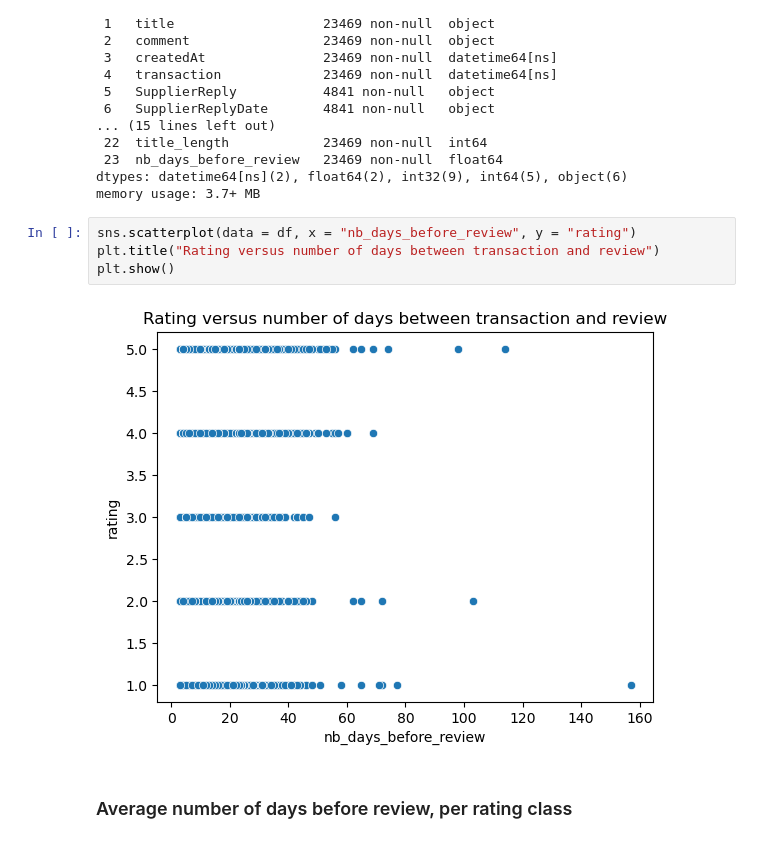
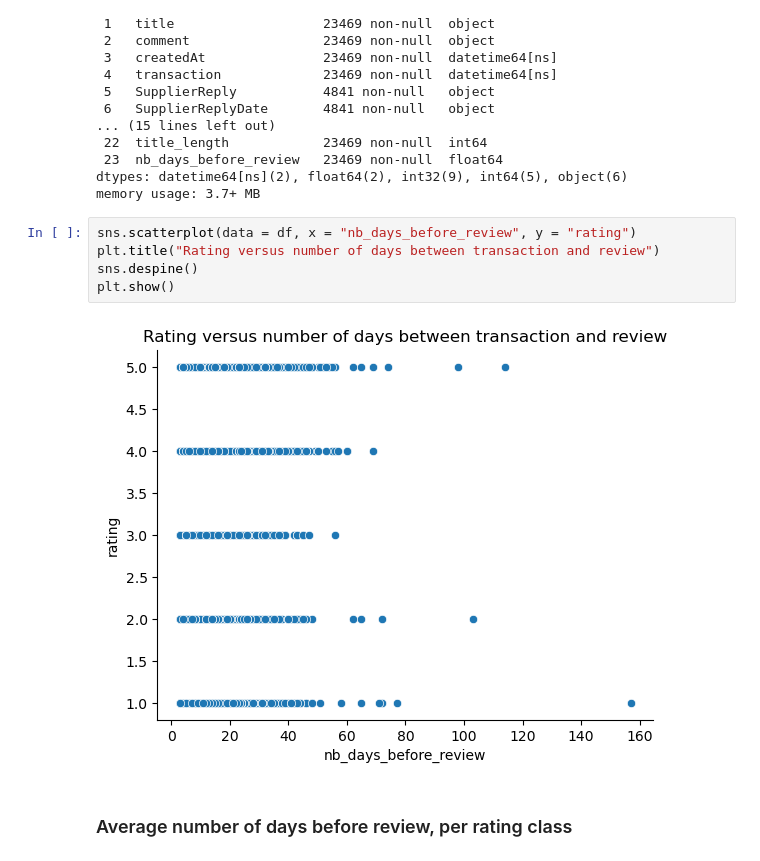
Before and after one commit to PMDOUGLAS23/Customer-Reviews-Analysis, a Jupyter notebook: notebooks/1_eda_dataviz/eda_dviz_redoute_v0.3.ipynb, the cells around one changed output. Drawn from its saved outputs; the diff is of its cells as text.

```diff
--- a/notebooks/1_eda_dataviz/eda_dviz_redoute_v0.3.ipynb
+++ b/notebooks/1_eda_dataviz/eda_dviz_redoute_v0.3.ipynb
@@ -427,9 +437,10 @@ memory usage: 3.7+ MB
 # %%
 sns.scatterplot(data = df, x = "nb_days_before_review", y = "rating")
 plt.title("Rating versus number of days between transaction and review")
+sns.despine()
 plt.show()
 # %% [output]
-[figure, old version]
+[figure, new version]
 # %% [markdown]
 ### Average number of days before review, per rating class
 # %%
```
Also changed, not shown: parts of 35 cells of this notebook.
